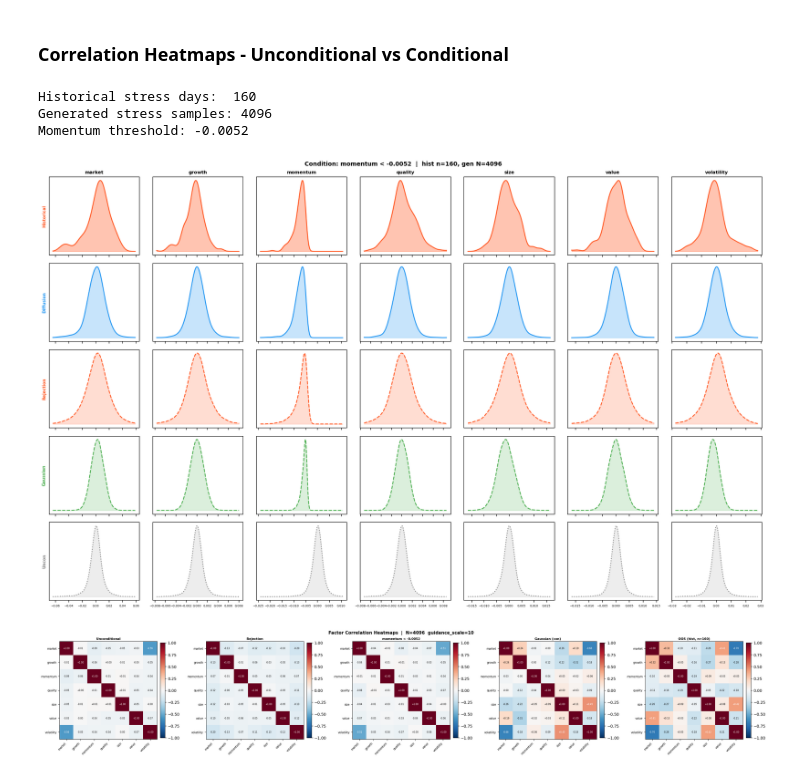
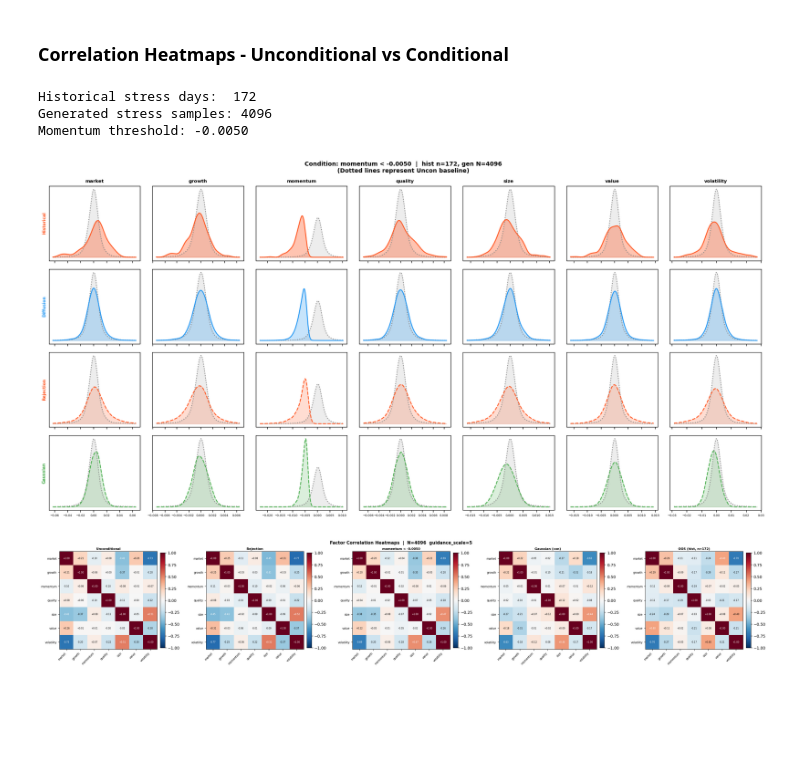
Before and after one commit to yryMax/TailEnhancedFinDiff, a Jupyter notebook: conditional_evaluation.ipynb, the cells around one changed output. Saved outputs shown, nothing was run; the diff lists cells and outputs as text; code cells hidden in the pictures; blank space fills up the shorter version.

```diff
--- a/conditional_evaluation.ipynb
+++ b/conditional_evaluation.ipynb
@@ -119,7 +120,7 @@ maxns
 '\nNs = [128, 256, 512, 1028, 2048, 4096, 10000]\nuncons = [generate(*args, num_samples=N) for N in Ns]\nmaxns = [np.max(uncon[0], axis=0) for uncon in uncons]\nmaxns\nq3s   = [np.percentile(uncon[0], ...
 # %%
 # unconditional sample and conditional config
-GUIDANCE_S = 10 # guidance scale
+GUIDANCE_S = 5 # guidance scale
 N = 4096 # sample number
 train_model = load_model(f"{PREFIX}")
 diffusionScenario = ScenarioGenerator(train_model, DiffusionSampler(CHECKPOINT, guidance_scale = GUIDANCE_S))
@@ -154,7 +155,7 @@ if os.path.exists(REJ_CACHE):
 else:
     print("Cache not found, running rejection sampling (slow)...")
     rej = generate_rejection(diffusionScenario.sampler.model, diffusionScenario.sampler.scaler, cond_fn=lower003_fn,
-                             num_samples=N, guidance_scale=GUIDANCE_S)
+                             num_samples=N, guidance_scale=GUIDANCE_S, L = diffusionScenario.sampler.L)
     np.save(REJ_CACHE, rej)
     print(f"Saved to {REJ_CACHE}  shape={rej.shape}")
 # %% [output]
@@ -247,53 +249,75 @@ print(f"Historical stress days:  {len(hist_stress)}")
 print(f"Generated stress samples: {len(gen_stress)}")
 print(f"Momentum threshold: {mom_thresh:.4f}")
 # %% [output]
-Historical stress days:  160
+Historical stress days:  172
 Generated stress samples: 4096
-Momentum threshold: -0.0052
+Momentum threshold: -0.0050
 # %%
-datasets_kde = [
-    ("Historical",      hist_stress,      "#FF5722", "-",  0.35),
-    ("Diffusion", lower003,         COLORS["con"],      "-",  0.25),
-    ("Rejection",       rej,              COLORS["rej"],      "--", 0.20),
-    ("Gaussian",  sampled_gaussian, COLORS["gaussion"], "--", 0.20),
-    ("Uncon",           uncon,            COLORS["uncon"],    ":",  0.15),
+
+
+
+methods_to_plot = [
+    ("Historical",      hist_stress,      "#FF5722",      "-",  0.35),
+    ("Diffusion",       lower003,         COLORS["con"],  "-",  0.25),
+    ("Rejection",       rej,              COLORS["rej"],  "--", 0.20),
+    ("Gaussian",        sampled_gaussian, COLORS["gaussion"], "--", 0.20),
 ]
 
-nrows = len(datasets_kde)
+uncon_label, uncon_data, uncon_color, uncon_ls, uncon_alpha = ("Uncon", uncon, COLORS["uncon"], ":", 0.15)
+
+nrows = len(methods_to_plot)
 ncols = FACTOR_DIM
+
+
 fig, axes = plt.subplots(nrows, ncols, figsize=(ncols * 2.5, nrows * 2.2),
-                         sharex="col")
+                         sharex="col", sharey="col")
 
+
+all_datasets = [d for _, d, _, _, _ in methods_to_plot] + [uncon_data]
 x_grids = []
 for i in range(ncols):
-    cols = [d[:, i] for _, d, _, _, _ in datasets_kde]
+    cols = [d[:, i] for d in all_datasets]
     xlo  = min(np.percentile(c, 0.5)  for c in cols)
     xhi  = max(np.percentile(c, 99.5) for c in cols)
     pad  = (xhi - xlo) * 0.05
     x_grids.append(np.linspace(xlo - pad, xhi + pad, 400))
 
-for r, (label, data, color, ls, alpha) in enumerate(datasets_kde):
+
+for r, (label, data, color, ls, alpha) in enumerate(methods_to_plot):
     for i, name in enumerate(FACTOR_NAMES):
         ax  = axes[r, i]
-        col = data[:, i]
-        kde = gaussian_kde(col, bw_method=0.3)
-        ax.fill_between(x_grids[i], kde(x_grids[i]), alpha=alpha, color=color)
-        ax.plot(x_grids[i], kde(x_grids[i]), color=color, linewidth=1.5, linestyle=ls)
+        x_grid = x_grids[i]
+
+
+        col_uncon = uncon_data[:, i]
+        kde_uncon = gaussian_kde(col_uncon, bw_method=0.3)
+        ax.fill_between(x_grid, kde_uncon(x_grid), alpha=uncon_alpha, color=uncon_color)
+        ax.plot(x_grid, kde_uncon(x_grid), color=uncon_color, linewidth=1.5, linestyle=uncon_ls)
+
+
+        col_method = data[:, i]
+        kde_method = gaussian_kde(col_method, bw_method=0.3)
+        ax.fill_between(x_grid, kde_method(x_grid), alpha=alpha, color=color)
+        ax.plot(x_grid, kde_method(x_grid), color=color, linewidth=1.5, linestyle=ls)
+
+
         ax.set_yticks([])
         ax.tick_params(labelsize=5)
+
         if r == 0:
             ax.set_title(name, fontsize=8, fontweight="bold")
         if i == 0:
             ax.set_ylabel(label, fontsize=7, color=color, fontweight="bold")
 
 fig.suptitle(
-    f"Condition: momentum < {mom_thresh:.4f}  |  hist n={len(hist_stress)}, gen N={N}",
+    f"Condition: momentum < {mom_thresh:.4f}  |  hist n={len(hist_stress)}, gen N={N}\n"
+    f"(Dotted lines represent Uncon baseline)",
     fontsize=10, fontweight="bold"
 )
 plt.tight_layout()
 plt.show()
 # %% [output]
-[figure, old version]
+[figure, new version]
 # %%
 corr_hist = corr_mat(hist_stress)
 
@@ -328,7 +352,7 @@ fig.suptitle(
 )
 plt.show()
 # %% [output]
-[figure, old version]
+[figure, new version]
 # %%
 import itertools
 
```
Also changed, not shown: parts of 10 cells of this notebook, 3 other files.
